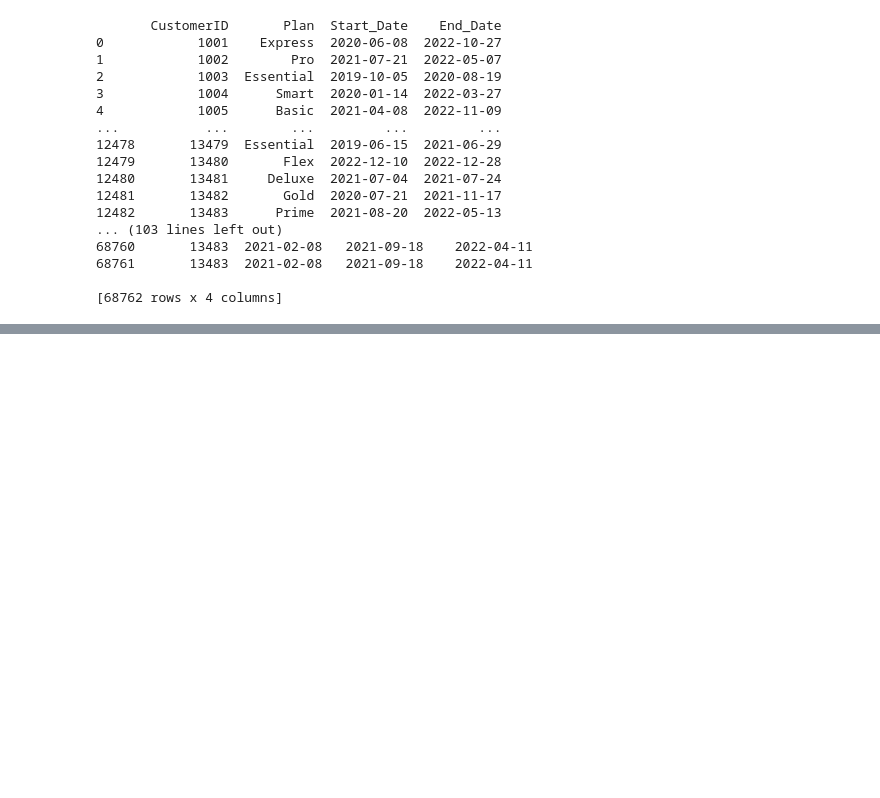
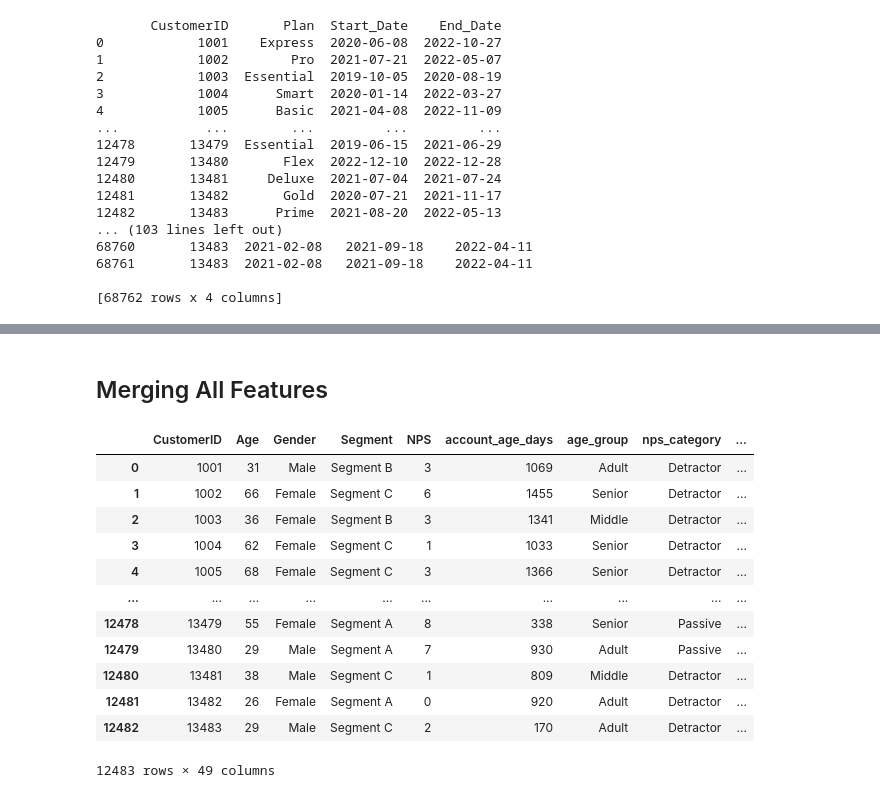
Before and after one commit to michizler/reder-analytics, a Jupyter notebook: preprocessing/clean.ipynb, the cells around one changed output, grey strips where cells are left out. Cells and saved outputs as stored; diff of their text form; code cells hidden in the pictures; blank space fills up the shorter version.

Commit message:
Finished feature engineering and merged tables

```diff
--- a/preprocessing/clean.ipynb
+++ b/preprocessing/clean.ipynb
@@ -234,0 +430,9 @@ customer_info.head()
+# %%
+feedback = feedback.groupby('CustomerID').agg({
+    'Rating': 'mean',
+    'Comment': lambda x: x.str.len().mean()
+}).reset_index()
+feedback.columns = ['CustomerID', 'avg_rating', 'avg_comment_length']
+feedback['sentiment_score'] = feedback['avg_rating'] / 5
+feedback['is_negative'] = (feedback['avg_rating'] <= 2).astype(int)
+feedback['is_positive'] = (feedback['avg_rating'] >= 4).astype(int)
@@ -234,0 +464,11 @@ customer_info.head()
+# %%
+mkt_com = mkt_com.groupby('CustomerID').agg({
+    'Email_Sent': 'count',
+    'Email_Opened': 'count',
+    'Email_Clicked': 'count'
+}).reset_index()
+mkt_com.columns = ['CustomerID', 'emails_sent', 'emails_opened', 'emails_clicked']
+mkt_com['open_rate'] = mkt_com['emails_opened'] / (mkt_com['emails_sent'] + 1)
+mkt_com['click_rate'] = mkt_com['emails_clicked'] / (mkt_com['emails_sent'] + 1)
+mkt_com['click_through_rate'] = mkt_com['emails_clicked'] / (mkt_com['emails_opened'] + 1)
+mkt_com['marketing_engagement'] = mkt_com['open_rate'] * mkt_com['click_rate']
@@ -234,0 +501,6 @@ customer_info.head()
+# %%
+customer_data['Timestamp'] = pd.to_datetime(customer_data['Timestamp'])
+customer_data['account_age_days'] = (pd.to_datetime('2023-01-01') - customer_data['Timestamp']).dt.days
+customer_data['age_group'] = pd.cut(customer_data['Age'], bins=[0, 25, 35, 50, 100], labels=['Young', 'Adult', 'Middle', 'Senior'])
+customer_data['nps_category'] = pd.cut(customer_data['NPS'], bins=[-1, 6, 8, 10], labels=['Detractor', 'Passive', 'Promoter'])
+demographic_features = customer_data[['CustomerID', 'Age', 'Gender', 'Segment', 'NPS', 'account_age_days', 'age_group', 'nps_category']]
@@ -234,0 +523,30 @@ customer_info.head()
+# %% [markdown]
+## Merging All Features
+# %%
+customer_main = demographic_features.merge(purchase_hist, on='CustomerID', how='left') \
+    .merge(sub_details, on='CustomerID', how='left') \
+    .merge(srv_interac, on='CustomerID', how='left') \
+    .merge(payment_hist, on='CustomerID', how='left') \
+    .merge(web_usage, on='CustomerID', how='left') \
+    .merge(clk_stream, on='CustomerID', how='left') \
+    .merge(eng_metrics, on='CustomerID', how='left') \
+    .merge(feedback, on='CustomerID', how='left') \
+    .merge(mkt_com, on='CustomerID', how='left')
+
+customer_main['ChurnLabel'] = customer_data['ChurnLabel']
+# %%
+customer_main
+# %% [output]
+|  | CustomerID | Age | Gender | Segment | NPS | account_age_days | age_group | nps_category | ... |
+| 0 | 1001 | 31 | Male | Segment B | 3 | 1069 | Adult | Detractor | ... |
+| 1 | 1002 | 66 | Female | Segment C | 6 | 1455 | Senior | Detractor | ... |
+| 2 | 1003 | 36 | Female | Segment B | 3 | 1341 | Middle | Detractor | ... |
+| 3 | 1004 | 62 | Female | Segment C | 1 | 1033 | Senior | Detractor | ... |
+| 4 | 1005 | 68 | Female | Segment C | 3 | 1366 | Senior | Detractor | ... |
+| ... | ... | ... | ... | ... | ... | ... | ... | ... | ... |
+| 12478 | 13479 | 55 | Female | Segment A | 8 | 338 | Senior | Passive | ... |
+| 12479 | 13480 | 29 | Male | Segment A | 7 | 930 | Adult | Passive | ... |
+| 12480 | 13481 | 38 | Male | Segment C | 1 | 809 | Middle | Detractor | ... |
+| 12481 | 13482 | 26 | Female | Segment A | 0 | 920 | Adult | Detractor | ... |
+| 12482 | 13483 | 29 | Male | Segment C | 2 | 170 | Adult | Detractor | ... |
+12483 rows × 49 columns
```
Also changed, not shown: parts of 32 cells of this notebook.
